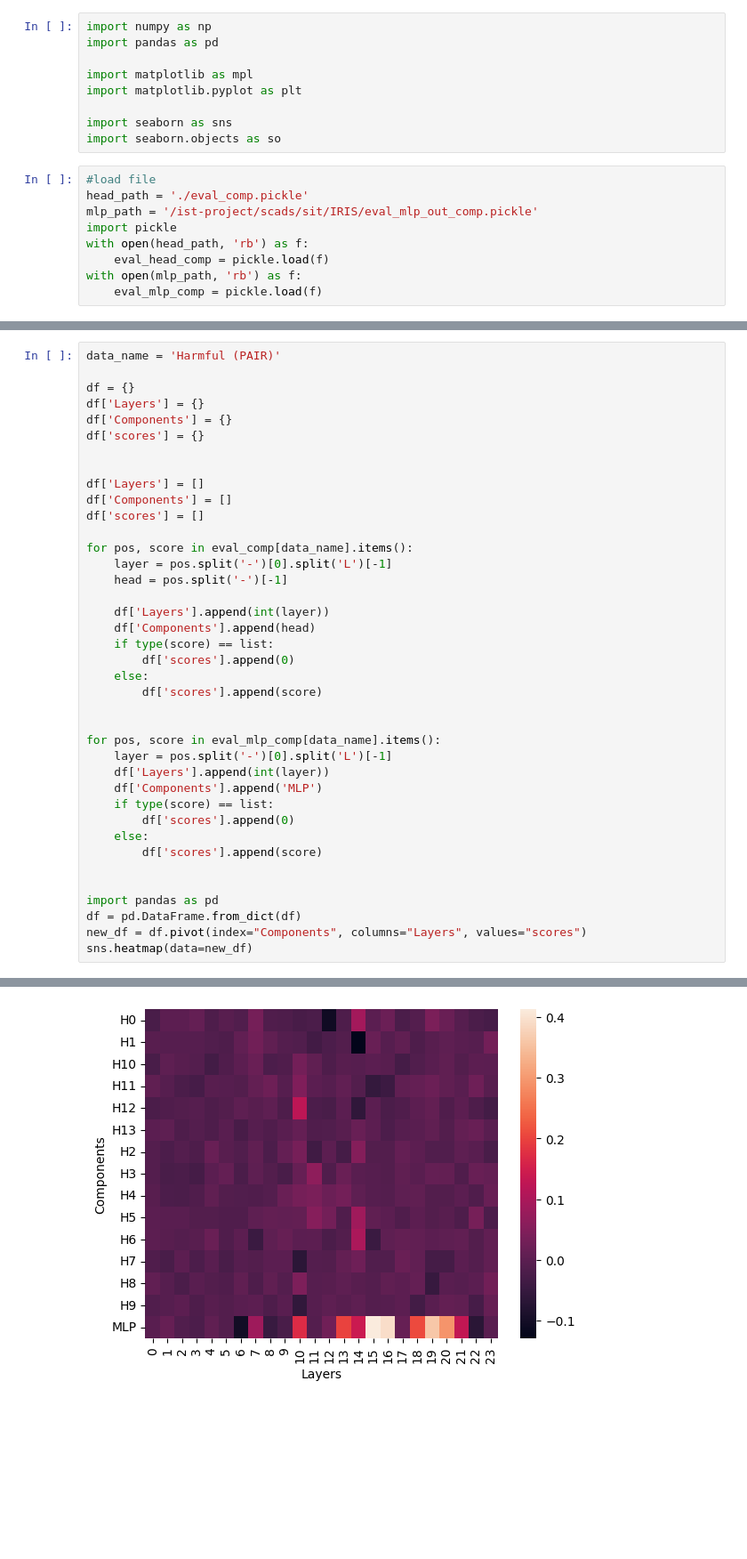
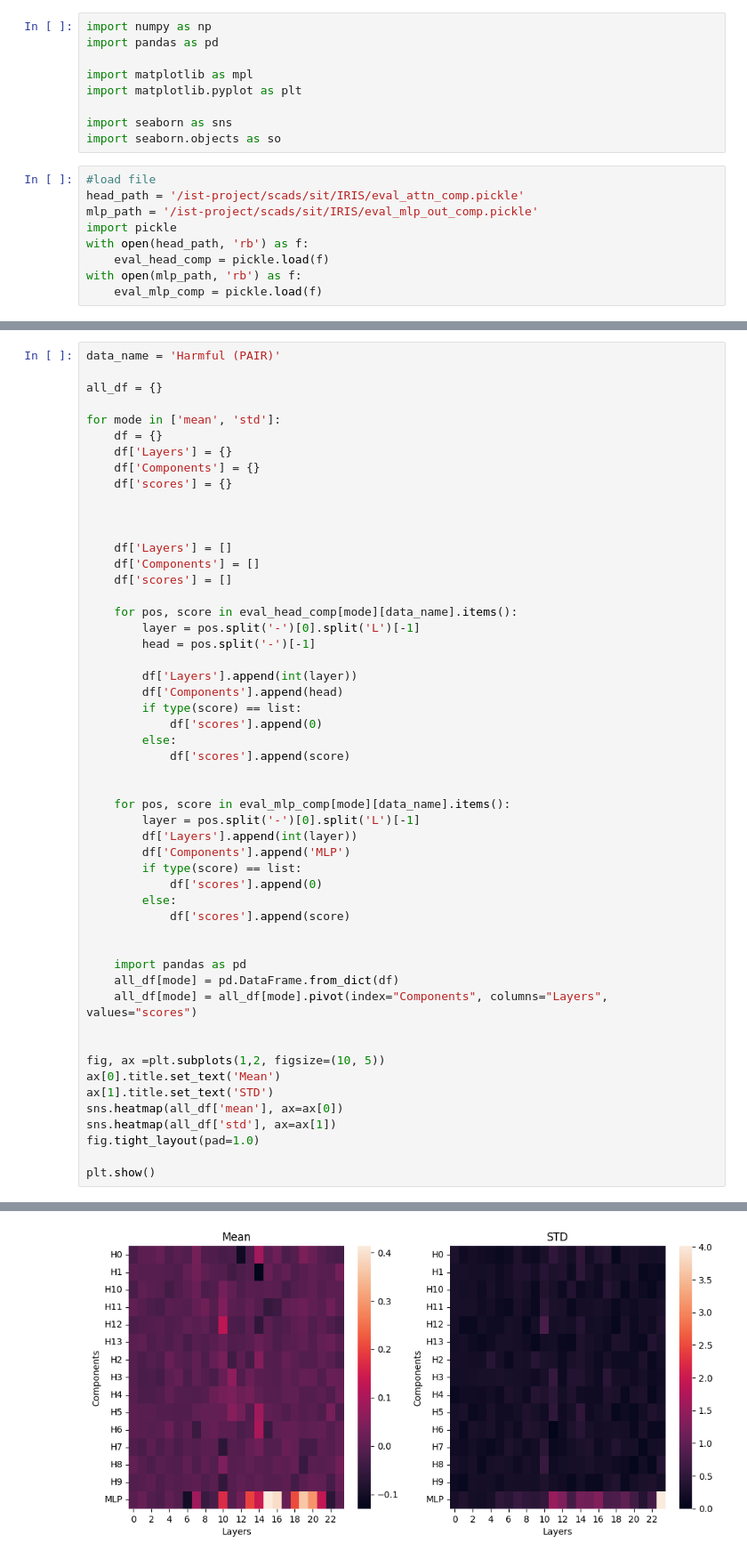
Before and after one commit to panuthept/IRIS, a Jupyter notebook: evaluate_components.ipynb, the cells around one changed output, grey strips where cells are left out. Shown: that part at 89% size. Cells and saved outputs as stored; diff of their text form; blank space fills up the shorter version.

```diff
--- a/evaluate_components.ipynb
+++ b/evaluate_components.ipynb
@@ -9,7 +9,7 @@ import seaborn as sns
 import seaborn.objects as so
 # %%
 #load file
-head_path = './eval_comp.pickle'
+head_path = '/ist-project/scads/sit/IRIS/eval_attn_comp.pickle'
 mlp_path = '/ist-project/scads/sit/IRIS/eval_mlp_out_comp.pickle'
 import pickle
 with open(head_path, 'rb') as f:
@@ -84,40 +133,53 @@ data_name = 'Harmful (JBC)'
 # %%
 data_name = 'Harmful (PAIR)'
 
-df = {}
-df['Layers'] = {}
-df['Components'] = {}
-df['scores'] = {}
+all_df = {}
+
+for mode in ['mean', 'std']:
+    df = {}
+    df['Layers'] = {}
+    df['Components'] = {}
+    df['scores'] = {}
 
 
-df['Layers'] = []
-df['Components'] = []
-df['scores'] = []
 
-for pos, score in eval_comp[data_name].items():
-    layer = pos.split('-')[0].split('L')[-1]
-    head = pos.split('-')[-1]
+    df['Layers'] = []
+    df['Components'] = []
+    df['scores'] = []
 
-    df['Layers'].append(int(layer))
-    df['Components'].append(head)
-    if type(score) == list:
-        df['scores'].append(0)
-    else:
-        df['scores'].append(score)
+    for pos, score in eval_head_comp[mode][data_name].items():
+        layer = pos.split('-')[0].split('L')[-1]
+        head = pos.split('-')[-1]
+
+        df['Layers'].append(int(layer))
+        df['Components'].append(head)
+        if type(score) == list:
+            df['scores'].append(0)
+        else:
+            df['scores'].append(score)
 
 
-for pos, score in eval_mlp_comp[data_name].items():
-    layer = pos.split('-')[0].split('L')[-1]
-    df['Layers'].append(int(layer))
-    df['Components'].append('MLP')
-    if type(score) == list:
-        df['scores'].append(0)
-    else:
-        df['scores'].append(score)
+    for pos, score in eval_mlp_comp[mode][data_name].items():
+        layer = pos.split('-')[0].split('L')[-1]
+        df['Layers'].append(int(layer))
+        df['Components'].append('MLP')
+        if type(score) == list:
+            df['scores'].append(0)
+        else:
+            df['scores'].append(score)
 
 
-import pandas as pd
-df = pd.DataFrame.from_dict(df)
-new_df = df.pivot(index="Components", columns="Layers", values="scores")
-sns.heatmap(data=new_df)
+    import pandas as pd
+    all_df[mode] = pd.DataFrame.from_dict(df)
+    all_df[mode] = all_df[mode].pivot(index="Components", columns="Layers", values="scores")
+
+
+fig, ax =plt.subplots(1,2, figsize=(10, 5))
+ax[0].title.set_text('Mean')
+ax[1].title.set_text('STD')
+sns.heatmap(all_df['mean'], ax=ax[0])
+sns.heatmap(all_df['std'], ax=ax[1])
+fig.tight_layout(pad=1.0)
+
+plt.show()
 # %% [output]
@@ -125 +186 @@ sns.heatmap(data=new_df)
-[figure, old version]
+[figure, new version]
```
Also changed, not shown: parts of 15 cells of this notebook.
